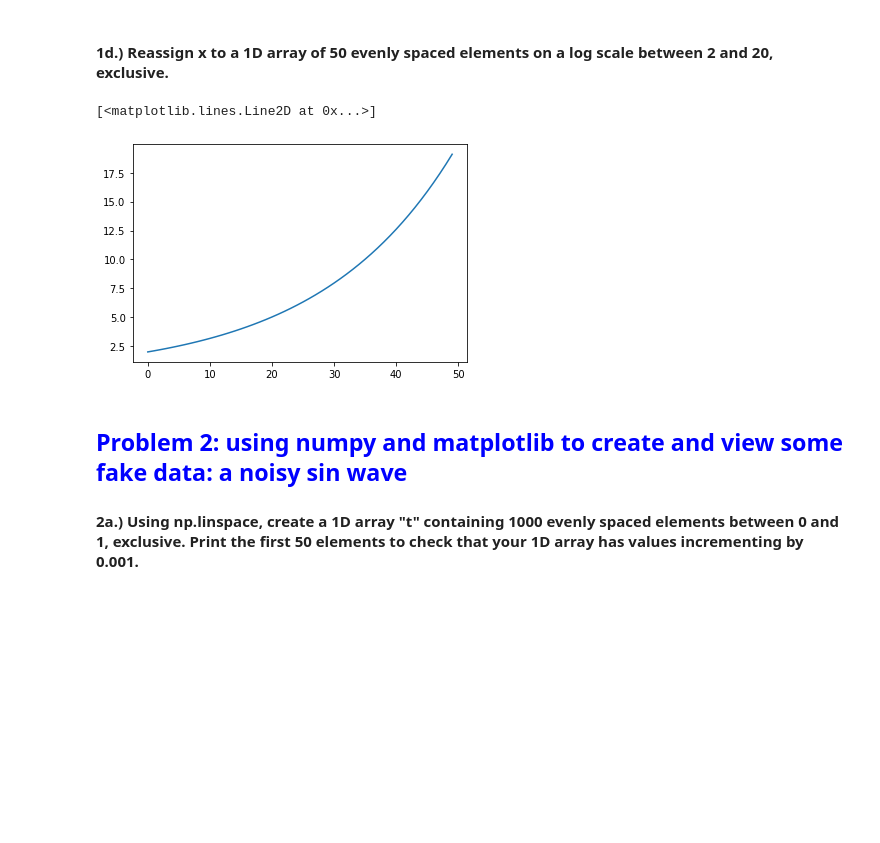
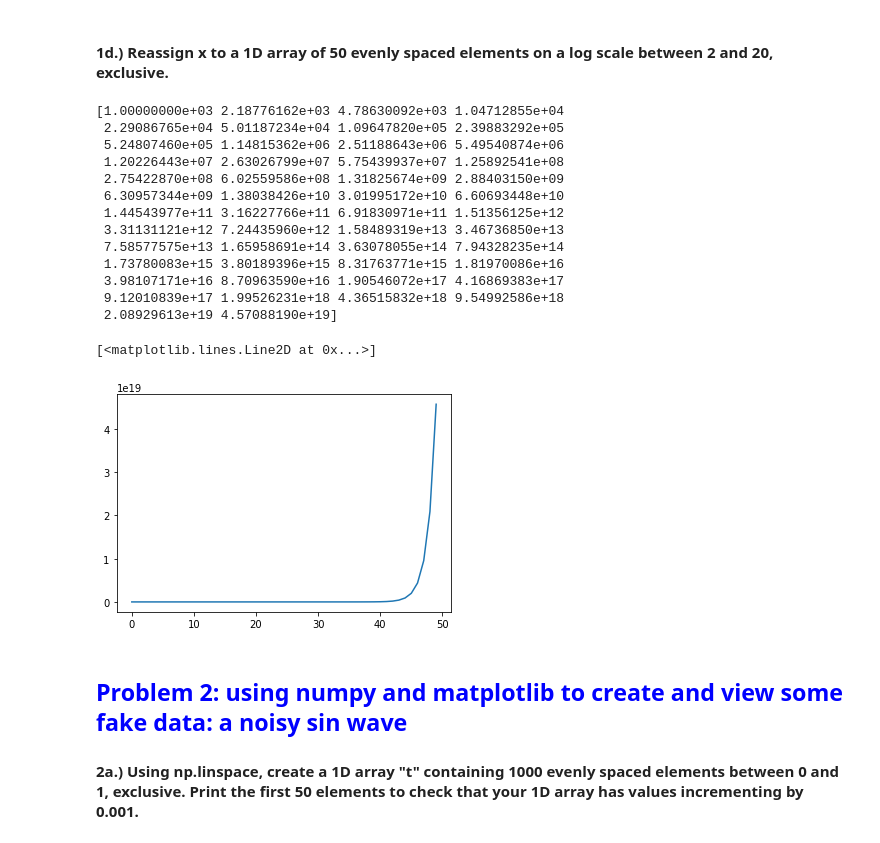
Before and after one commit to AliceCMos/PythonDataCourse, a Jupyter notebook: HW_completed/HW3_AliceMosberger.ipynb, the cells around one changed output. Drawn from its saved outputs; the diff is of its cells as text; code cells hidden in the pictures; blank space fills up the shorter version.

```diff
--- a/HW_completed/HW3_AliceMosberger.ipynb
+++ b/HW_completed/HW3_AliceMosberger.ipynb
@@ -70,12 +81,28 @@ plt.plot(x)
 # %% [markdown]
 #### 1d.) Reassign x to a 1D array of 50 evenly spaced elements on a log scale between 2 and 20, exclusive.
 # %%
-x = np.geomspace(2,20,50, endpoint=False)
+#x = np.geomspace(2,20,50, endpoint=False)
+# solution from HW
+x = np.logspace(3,20,50, endpoint = False) # start with 1e3 end with 1e20
 
+print(x)
 plt.plot(x)
 # %% [output]
-[<matplotlib.lines.Line2D at 0x...>]
+[1.00000000e+03 2.18776162e+03 4.78630092e+03 1.04712855e+04
+ 2.29086765e+04 5.01187234e+04 1.09647820e+05 2.39883292e+05
+ 5.24807460e+05 1.14815362e+06 2.51188643e+06 5.49540874e+06
+ 1.20226443e+07 2.63026799e+07 5.75439937e+07 1.25892541e+08
+ 2.75422870e+08 6.02559586e+08 1.31825674e+09 2.88403150e+09
+ 6.30957344e+09 1.38038426e+10 3.01995172e+10 6.60693448e+10
+ 1.44543977e+11 3.16227766e+11 6.91830971e+11 1.51356125e+12
+ 3.31131121e+12 7.24435960e+12 1.58489319e+13 3.46736850e+13
+ 7.58577575e+13 1.65958691e+14 3.63078055e+14 7.94328235e+14
+ 1.73780083e+15 3.80189396e+15 8.31763771e+15 1.81970086e+16
+ 3.98107171e+16 8.70963590e+16 1.90546072e+17 4.16869383e+17
+ 9.12010839e+17 1.99526231e+18 4.36515832e+18 9.54992586e+18
+ 2.08929613e+19 4.57088190e+19]
+[<matplotlib.lines.Line2D at 0x...>]
-[figure, old version]
+[figure, new version]
 # %% [markdown]
 ## <font color = blue> Problem 2: using numpy and matplotlib to create and view some fake data: a noisy sin wave </font>
 #### 2a.) Using np.linspace, create a 1D array "t" containing 1000 evenly spaced elements between 0 and 1, exclusive. Print the first 50 elements to check that your 1D array has values incrementing by 0.001.
```
Also changed, not shown: parts of 10 cells of this notebook.
